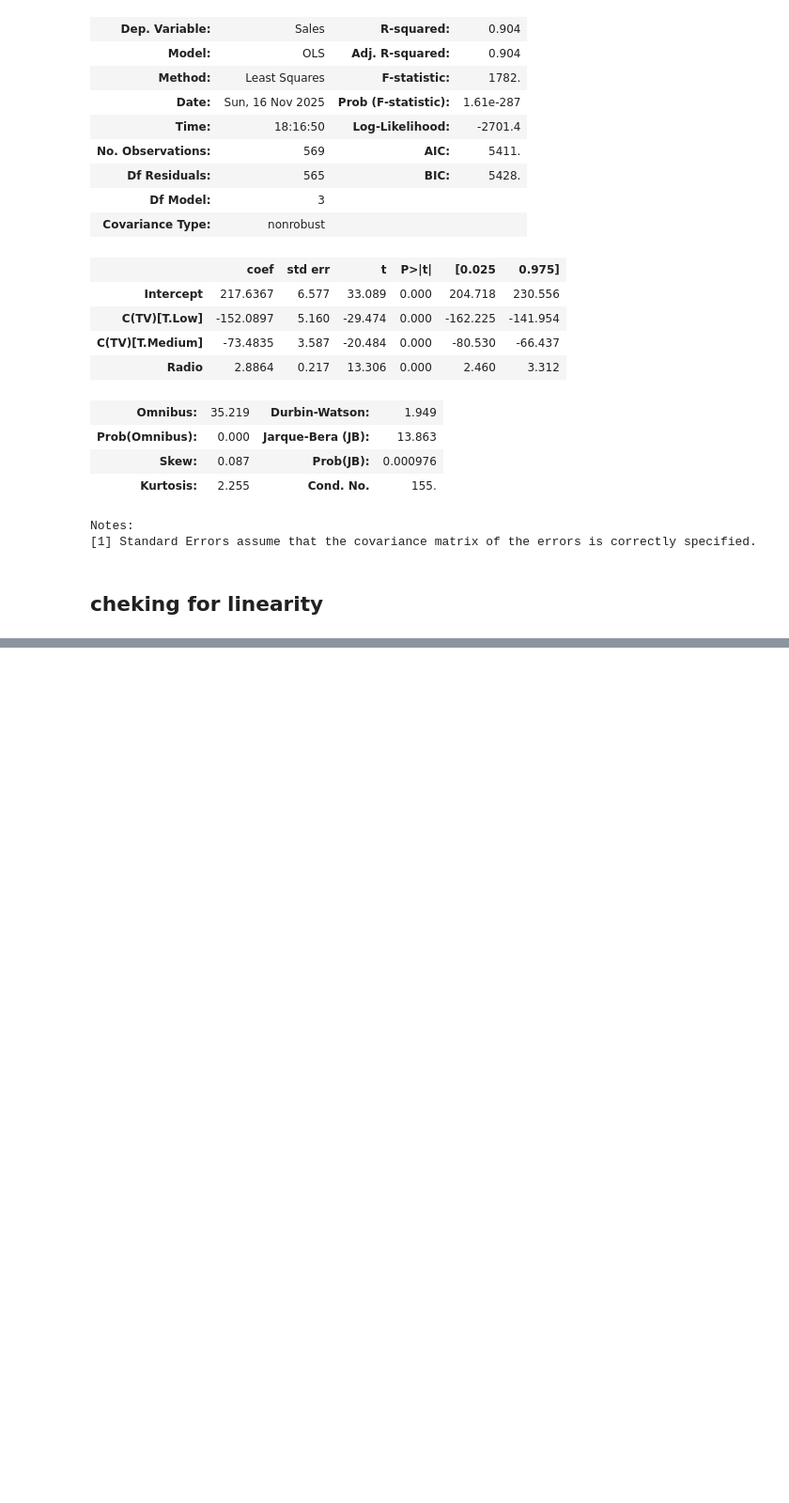
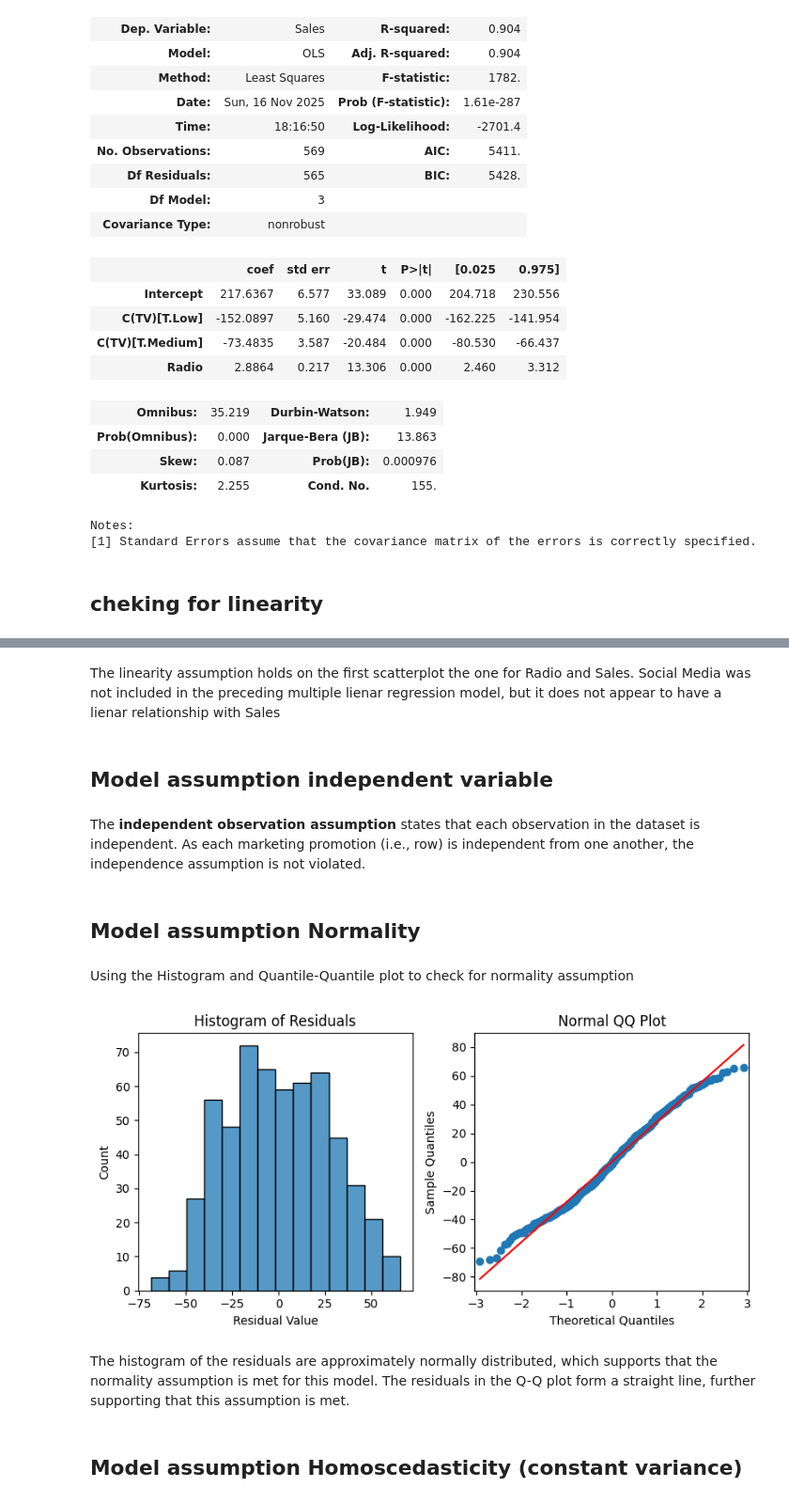
Before and after one commit to PrincelyKitilya/Linear-Regression-assumptions-tests, a Jupyter notebook: marketing sales analysis/marketing_analysis_mulitple.ipynb, the cells around one changed output, grey strips where cells are left out. Shown at 94% size. Saved outputs shown, nothing was run; the diff lists cells and outputs as text; code cells hidden in the pictures; blank space fills up the shorter version.

```diff
--- a/marketing sales analysis/marketing_analysis_mulitple.ipynb
+++ b/marketing sales analysis/marketing_analysis_mulitple.ipynb
@@ -138,0 +162,48 @@ Notes:
+# %% [markdown]
+The linearity assumption holds on the first scatterplot the one for Radio and Sales.
+Social Media was not included in the preceding multiple lienar regression model, but it does not appear to have a lienar relationship with Sales
+# %% [markdown]
+## Model assumption independent variable
+# %% [markdown]
+The **independent observation assumption** states that each observation in the dataset is independent. As each marketing promotion (i.e., row) is independent from one another, the independence assumption is not violated.
+# %% [markdown]
+## Model assumption Normality
+# %% [markdown]
+Using the Histogram and  Quantile-Quantile plot to check for normality assumption
+# %%
+# first we need the residuals and the fitted values
+
+#obtaining residuals
+residuals = model.resid
+
+#creating a 1x2 plot figure
+fig, axes =plt.subplots(1, 2, figsize=(8, 4))
+
+#Creating a histogram with the residuals
+sns.histplot(residuals, ax=axes[0])
+
+#set the label of the histogram
+axes[0].set_xlabel("Residual Value")
+
+#setting the title of the residual plot
+axes[0].set_title("Histogram of Residuals")
+
+
+#creating Q-Q plot of the residuals
+sm.qqplot(residuals, line='s', ax= axes[1])
+
+#Setting title for the q-q plot
+axes[1].set_title("Normal QQ Plot")
+
+
+#using matplotlib's tight_layout() function to add space between plots for a cleaner look
+plt.tight_layout()
+
+#showing the plot
+plt.show()
+# %% [output]
+[figure, added]
+# %% [markdown]
+The histogram of the residuals are approximately normally distributed, which supports that the normality assumption is met for this model. The residuals in the Q-Q plot form a straight line, further supporting that this assumption is met.
+# %% [markdown]
+## Model assumption Homoscedasticity (constant variance)
```
Also changed, not shown: parts of 2 cells of this notebook.
